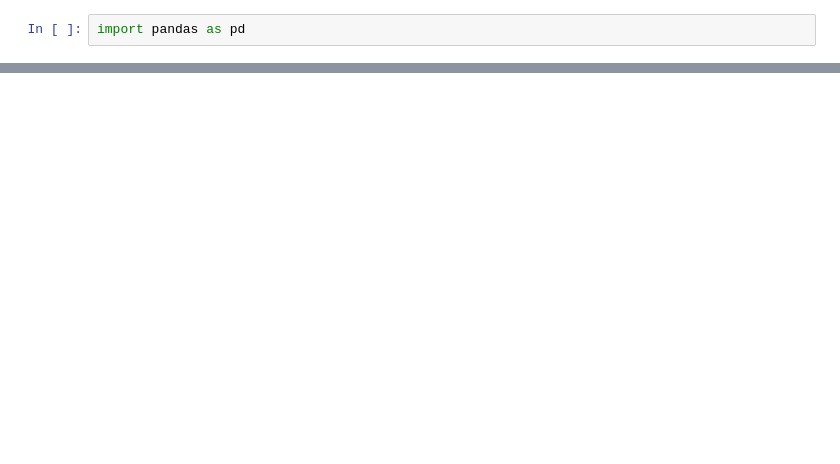
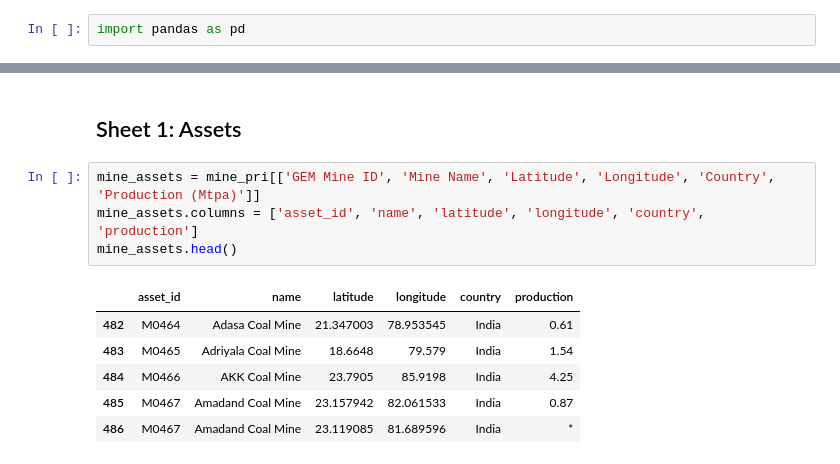
Before and after one commit to yingtian1/Thesis_2425, a Jupyter notebook: Preprocessing_mine.ipynb, the cells around one changed output, grey strips where cells are left out. Saved outputs shown, nothing was run; the diff lists cells and outputs as text; blank space fills up the shorter version.

```diff
--- a/Preprocessing_mine.ipynb
+++ b/Preprocessing_mine.ipynb
@@ -19,0 +42,13 @@ def drop_columns(df):
+# %% [markdown]
+## Sheet 1: Assets
+# %%
+mine_assets = mine_pri[['GEM Mine ID', 'Mine Name', 'Latitude', 'Longitude', 'Country', 'Production (Mtpa)']]
+mine_assets.columns = ['asset_id', 'name', 'latitude', 'longitude', 'country', 'production']
+mine_assets.head()
+# %% [output]
+|  | asset_id | name | latitude | longitude | country | production |
+| 482 | M0464 | Adasa Coal Mine | 21.347003 | 78.953545 | India | 0.61 |
+| 483 | M0465 | Adriyala Coal Mine | 18.6648 | 79.579 | India | 1.54 |
+| 484 | M0466 | AKK Coal Mine | 23.7905 | 85.9198 | India | 4.25 |
+| 485 | M0467 | Amadand Coal Mine | 23.157942 | 82.061533 | India | 0.87 |
+| 486 | M0467 | Amadand Coal Mine | 23.119085 | 81.689596 | India | * |
```
Also changed, not shown: parts of 10 cells of this notebook, 5 other files.
